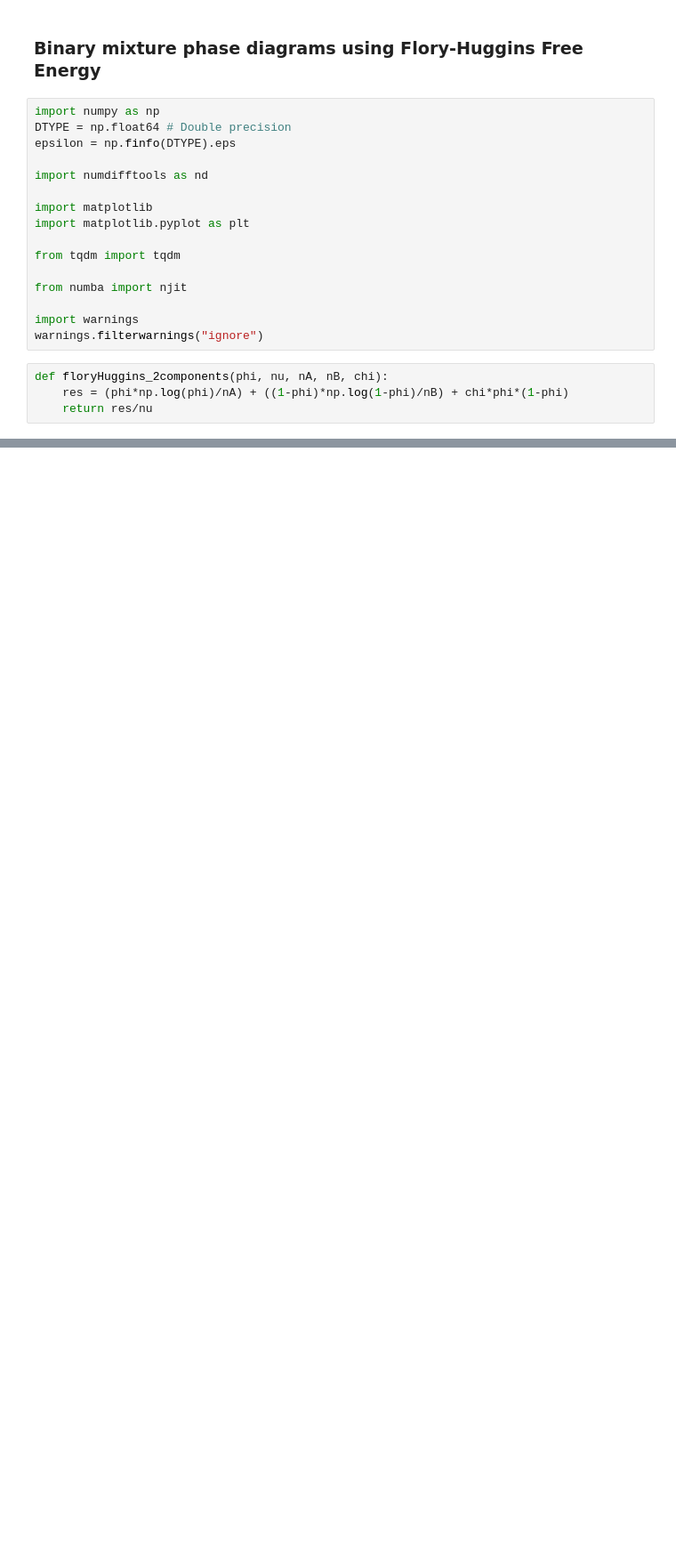
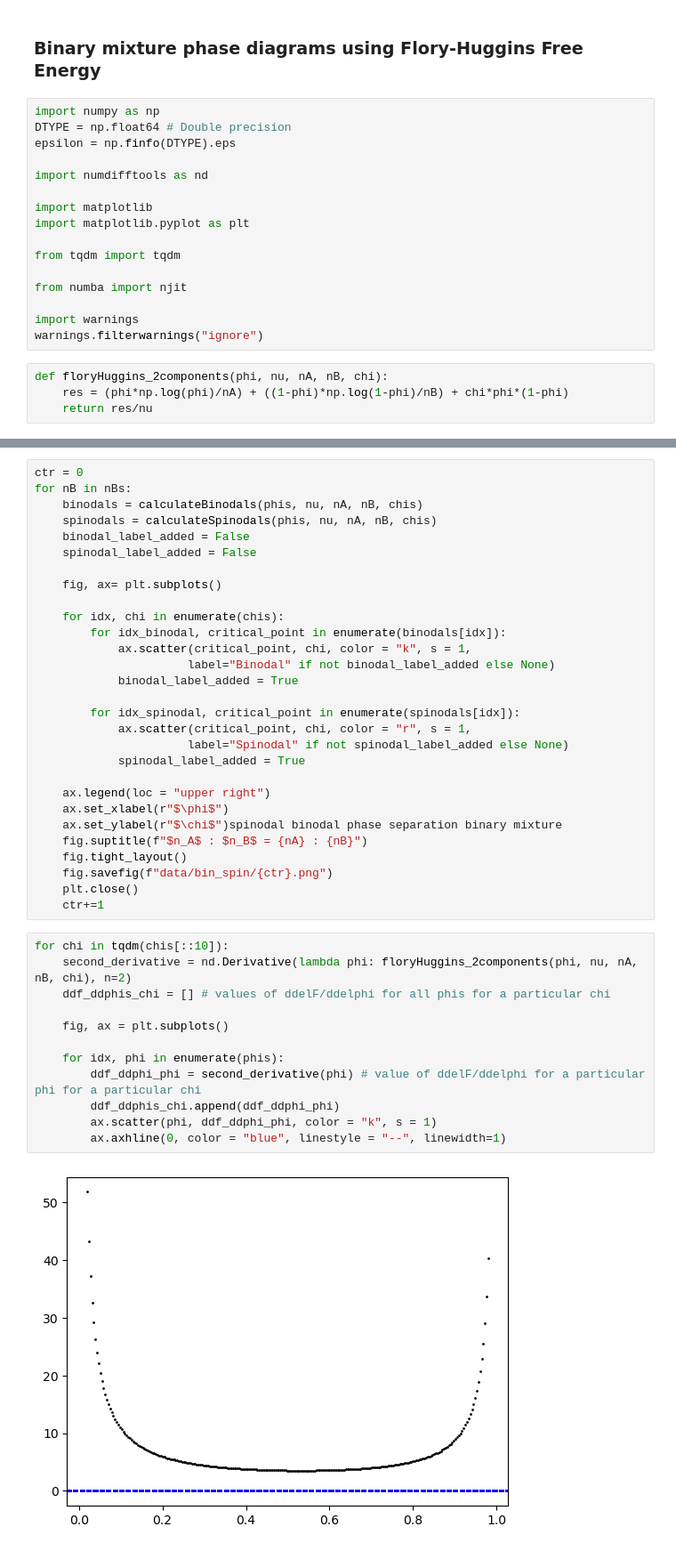
Before and after one commit to vchirag/phase_separated-mixtures, a Jupyter notebook: notebooks/binary_mixture.ipynb, the cells around one changed output, grey strips where cells are left out. Shown at 89% size. Saved outputs shown, nothing was run; the diff lists cells and outputs as text; blank space fills up the shorter version.

Commit message:
plots udpate

```diff
--- a/notebooks/binary_mixture.ipynb
+++ b/notebooks/binary_mixture.ipynb
@@ -35,0 +101,43 @@ chis = np.linspace(epsilon, 5, 100, dtype = DTYPE)
+# %%
+ctr = 0
+for nB in nBs:
+    binodals = calculateBinodals(phis, nu, nA, nB, chis)
+    spinodals = calculateSpinodals(phis, nu, nA, nB, chis)
+    binodal_label_added = False
+    spinodal_label_added = False
+
+    fig, ax= plt.subplots()
+
+    for idx, chi in enumerate(chis):
+        for idx_binodal, critical_point in enumerate(binodals[idx]):
+            ax.scatter(critical_point, chi, color = "k", s = 1,
+                      label="Binodal" if not binodal_label_added else None)
+            binodal_label_added = True
+
+        for idx_spinodal, critical_point in enumerate(spinodals[idx]):
+            ax.scatter(critical_point, chi, color = "r", s = 1,
+                      label="Spinodal" if not spinodal_label_added else None)
+            spinodal_label_added = True
+
+    ax.legend(loc = "upper right")
+    ax.set_xlabel(r"$\phi$")
+    ax.set_ylabel(r"$\chi$")spinodal binodal phase separation binary mixture
+    fig.suptitle(f"$n_A$ : $n_B$ = {nA} : {nB}")
+    fig.tight_layout()
+    fig.savefig(f"data/bin_spin/{ctr}.png")
+    plt.close()
+    ctr+=1
+# %%
+for chi in tqdm(chis[::10]):
+    second_derivative = nd.Derivative(lambda phi: floryHuggins_2components(phi, nu, nA, nB, chi), n=2)
+    ddf_ddphis_chi = [] # values of ddelF/ddelphi for all phis for a particular chi
+
+    fig, ax = plt.subplots()
+
+    for idx, phi in enumerate(phis):
+        ddf_ddphi_phi = second_derivative(phi) # value of ddelF/ddelphi for a particular phi for a particular chi
+        ddf_ddphis_chi.append(ddf_ddphi_phi)
+        ax.scatter(phi, ddf_ddphi_phi, color = "k", s = 1)
+        ax.axhline(0, color = "blue", linestyle = "--", linewidth=1)
+# %% [output]
+[figure, added]
```
Also changed, not shown: parts of 9 cells of this notebook.
